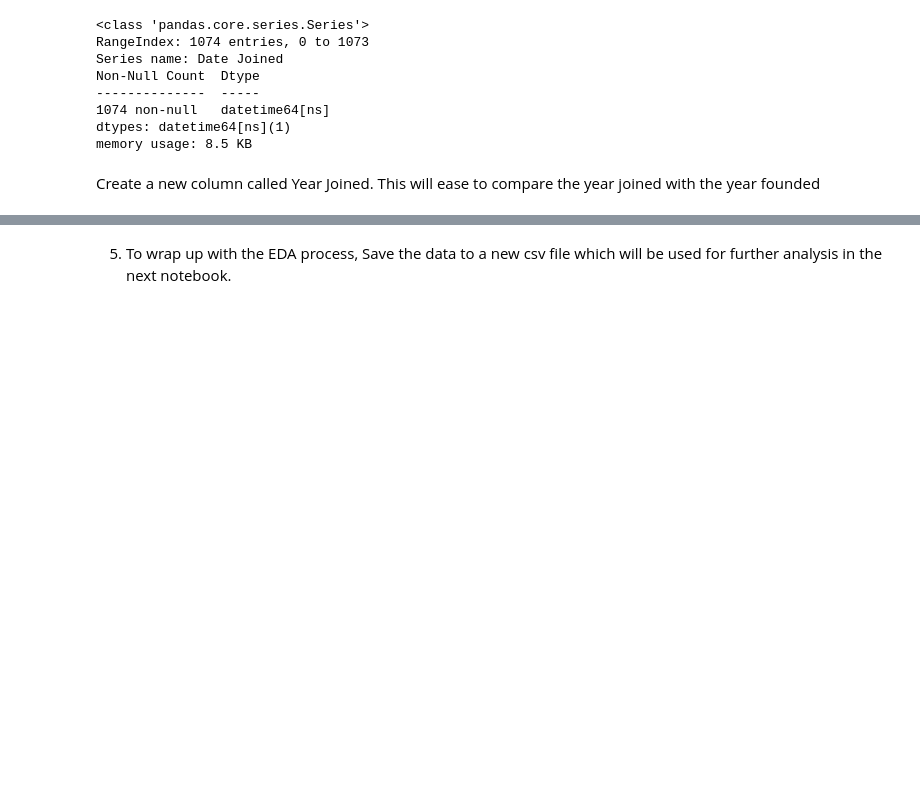
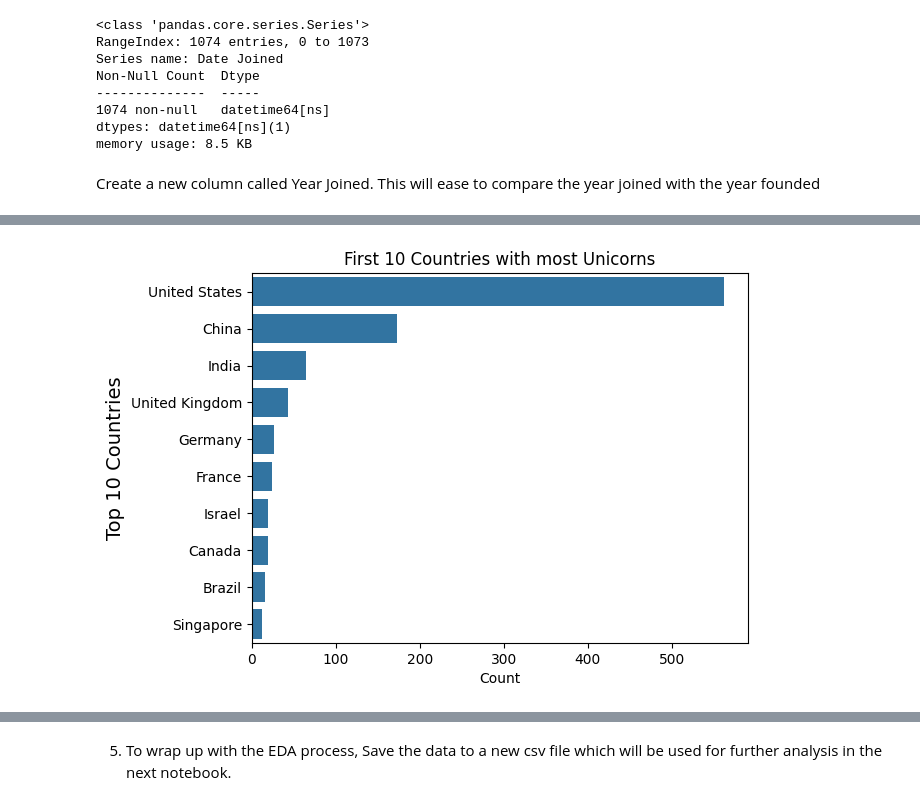
Before and after one commit to Ndong21/Data_Analysis_python_Unicorn_Companies-, a Jupyter notebook: Analysis/Data cleaning and preparation.ipynb, the cells around one changed output, grey strips where cells are left out. Drawn from its saved outputs; the diff is of its cells as text; code cells hidden in the pictures; blank space fills up the shorter version.

```diff
--- a/Analysis/Data cleaning and preparation.ipynb
+++ b/Analysis/Data cleaning and preparation.ipynb
@@ -175,0 +265,14 @@ unicorns.head(2)
+# %%
+# sort the various Countries from highest count to lowest
+
+C_count= unicorns['Country'].value_counts().sort_values(ascending=False)
+
+# visualize the Results to see which countries have the most unicorns
+
+sn.countplot(y='Country',data=unicorns, order=C_count.index[:10])
+plt.title('First 10 Countries with most Unicorns')
+plt.xlabel('Count')
+plt.ylabel('Top 10 Countries', size = 14)
+plt.show()
+# %% [output]
+[figure, added]
```
Also changed, not shown: parts of 16 cells of this notebook, 3 other files.
